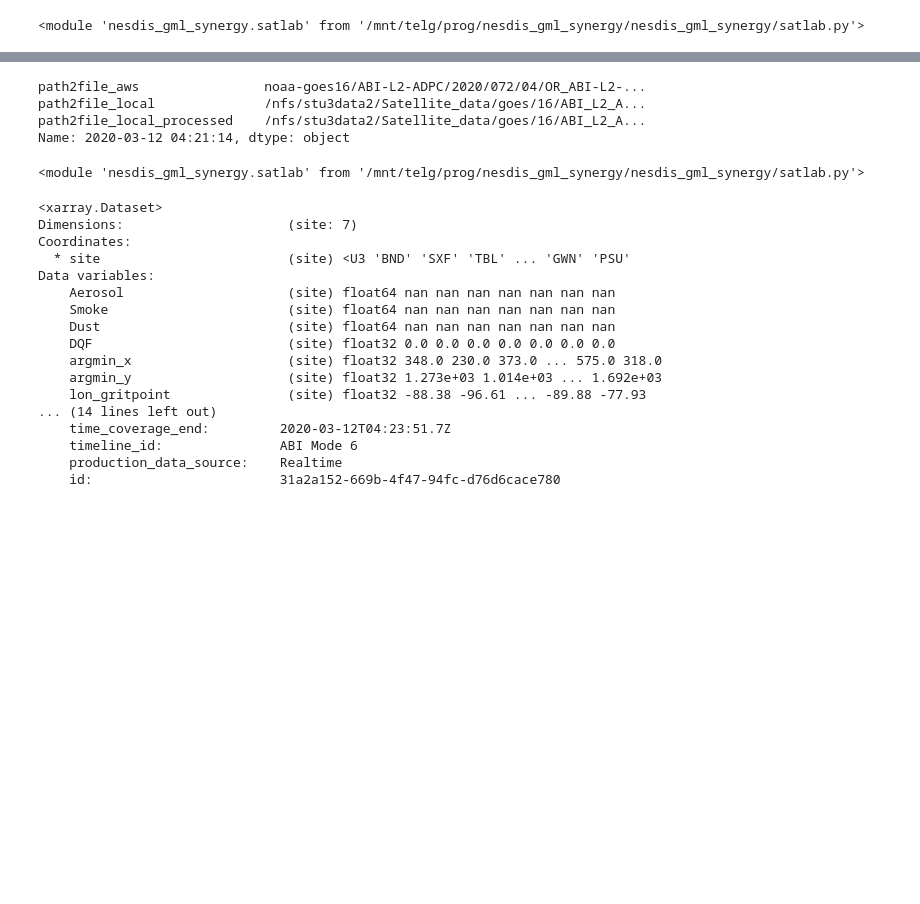
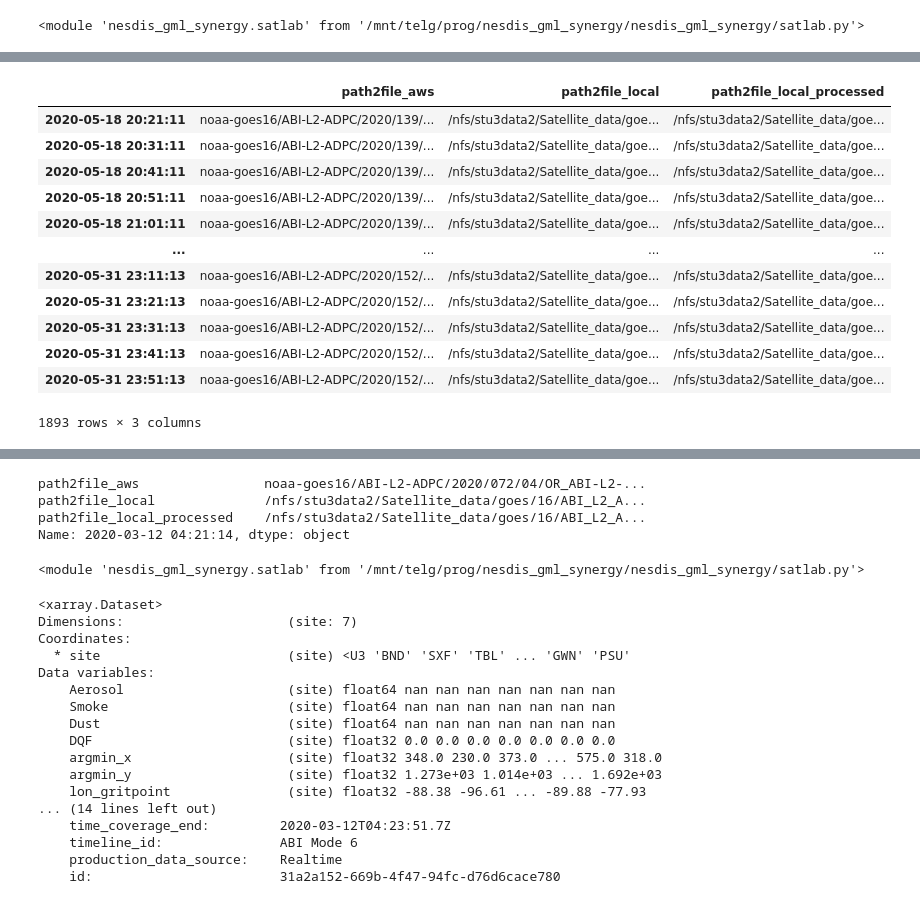
Before and after one commit to hagne/GeoLeoXtract, a Jupyter notebook: examples/ABI_L2_ADP_Aerosol_Detection.ipynb, the cells around one changed output, grey strips where cells are left out. Saved outputs shown, nothing was run; the diff lists cells and outputs as text; code cells hidden in the pictures; blank space fills up the shorter version.

```diff
--- a/examples/ABI_L2_ADP_Aerosol_Detection.ipynb
+++ b/examples/ABI_L2_ADP_Aerosol_Detection.ipynb
@@ -255,2 +253,18 @@ query.workplan
 # %%
 query.process(raise_exception=True)
+# %%
+query.workplan
+# %% [output]
+|  | path2file_aws | path2file_local | path2file_local_processed |
+| 2020-05-18 20:21:11 | noaa-goes16/ABI-L2-ADPC/2020/139/... | /nfs/stu3data2/Satellite_data/goe... | /nfs/stu3data2/Satellite_data/goe... |
+| 2020-05-18 20:31:11 | noaa-goes16/ABI-L2-ADPC/2020/139/... | /nfs/stu3data2/Satellite_data/goe... | /nfs/stu3data2/Satellite_data/goe... |
+| 2020-05-18 20:41:11 | noaa-goes16/ABI-L2-ADPC/2020/139/... | /nfs/stu3data2/Satellite_data/goe... | /nfs/stu3data2/Satellite_data/goe... |
+| 2020-05-18 20:51:11 | noaa-goes16/ABI-L2-ADPC/2020/139/... | /nfs/stu3data2/Satellite_data/goe... | /nfs/stu3data2/Satellite_data/goe... |
+| 2020-05-18 21:01:11 | noaa-goes16/ABI-L2-ADPC/2020/139/... | /nfs/stu3data2/Satellite_data/goe... | /nfs/stu3data2/Satellite_data/goe... |
+| ... | ... | ... | ... |
+| 2020-05-31 23:11:13 | noaa-goes16/ABI-L2-ADPC/2020/152/... | /nfs/stu3data2/Satellite_data/goe... | /nfs/stu3data2/Satellite_data/goe... |
+| 2020-05-31 23:21:13 | noaa-goes16/ABI-L2-ADPC/2020/152/... | /nfs/stu3data2/Satellite_data/goe... | /nfs/stu3data2/Satellite_data/goe... |
+| 2020-05-31 23:31:13 | noaa-goes16/ABI-L2-ADPC/2020/152/... | /nfs/stu3data2/Satellite_data/goe... | /nfs/stu3data2/Satellite_data/goe... |
+| 2020-05-31 23:41:13 | noaa-goes16/ABI-L2-ADPC/2020/152/... | /nfs/stu3data2/Satellite_data/goe... | /nfs/stu3data2/Satellite_data/goe... |
+| 2020-05-31 23:51:13 | noaa-goes16/ABI-L2-ADPC/2020/152/... | /nfs/stu3data2/Satellite_data/goe... | /nfs/stu3data2/Satellite_data/goe... |
+1893 rows × 3 columns
```
Also changed, not shown: parts of 6 cells of this notebook, 4 other files.
